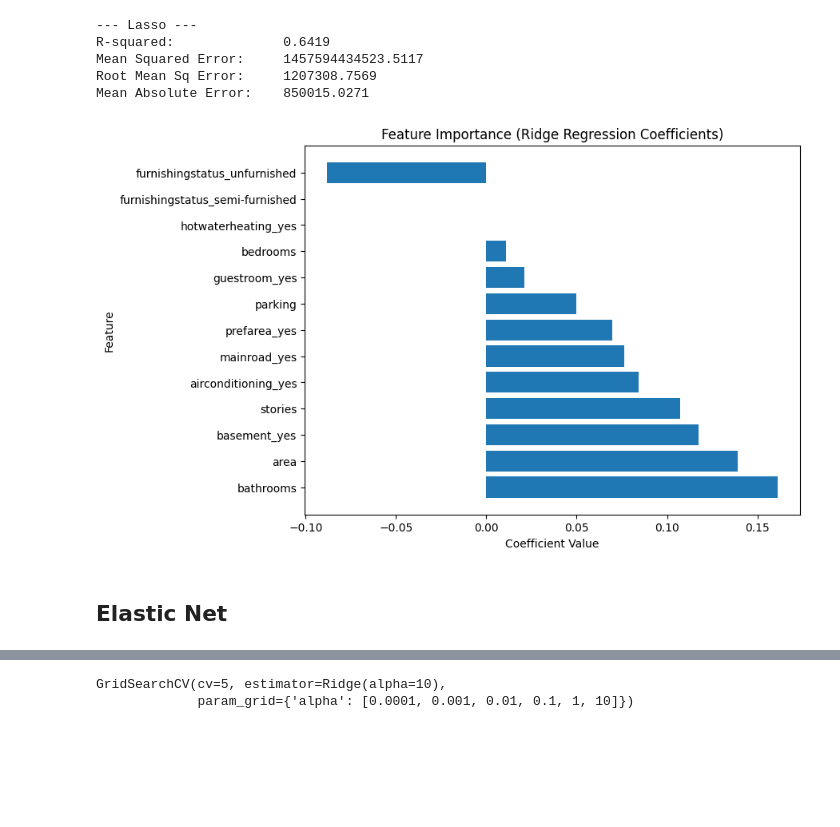
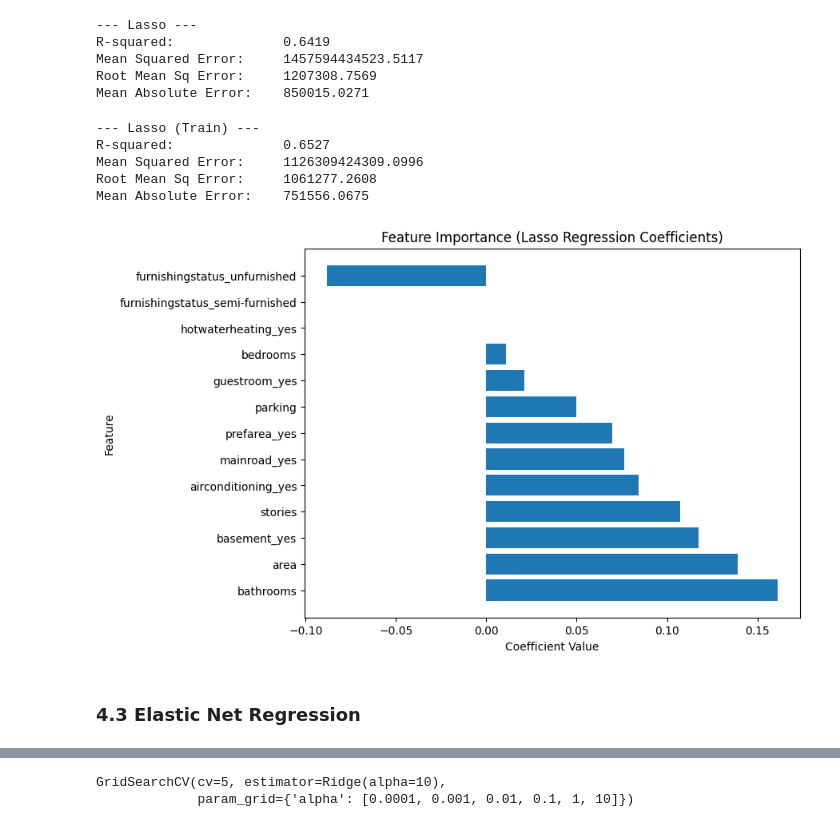
Before and after one commit to JherrerasPY/Project-002_House-Price-Prediction_Medium, a Jupyter notebook: main.ipynb, the cells around one changed output, grey strips where cells are left out. Saved outputs shown, nothing was run; the diff lists cells and outputs as text; code cells hidden in the pictures; blank space fills up the shorter version.

```diff
--- a/main.ipynb
+++ b/main.ipynb
@@ -247,24 +283,33 @@ R-squared:              0.6419
 Mean Squared Error:     1457594434523.5117
 Root Mean Sq Error:     1207308.7569
 Mean Absolute Error:    850015.0271
+# %%
+# We can evaluate the training data only the check for Overfitting
+y_pred_Lasso_train = np.expm1(Lasso_model.predict(X_train_processed))
+evaluate_model(y_train_real, y_pred_Lasso_train, "Lasso (Train)")
+# %% [output]
+--- Lasso (Train) ---
+R-squared:              0.6527
+Mean Squared Error:     1126309424309.0996
+Root Mean Sq Error:     1061277.2608
+Mean Absolute Error:    751556.0675
 # %%
 Lasso_df = pd.DataFrame({})
-Lasso_coefficients = Lasso_model.coef_
-Lasso_df['Coefficients'] = Lasso_coefficients
+Lasso_df['Coefficients'] = Lasso_model.coef_
 Lasso_df['Feature'] = list(numeric_features) + list(encoder.get_feature_names_out(categorical_features))
 Lasso_df_sorted = Lasso_df.sort_values(by = 'Coefficients', ascending = False)
+
+# Some coefficients will appeared as empty since there were shrink to zero
+plt.figure(figsize=(8,6))
+plt.barh(Lasso_df_sorted["Feature"], Lasso_df_sorted["Coefficients"])
+plt.xlabel("Coefficient Value")
+plt.ylabel("Feature")
+plt.title("Feature Importance (Lasso Regression Coefficients)")
+plt.show()
+# %% [output]
+[figure, added]
-# %%
-
-plt.figure(figsize=(8,6))
-plt.barh(Lasso_df_sorted["Feature"], Lasso_df_sorted["Coefficients"])
-plt.xlabel("Coefficient Value")
-plt.ylabel("Feature")
-plt.title("Feature Importance (Ridge Regression Coefficients)")
-plt.show()
-# %% [output]
-[figure, removed]
 # %% [markdown]
-## Elastic Net
+### 4.3 Elastic Net Regression
 # %%
 from sklearn.linear_model import ElasticNet
 
```
Also changed, not shown: parts of 41 cells of this notebook.
